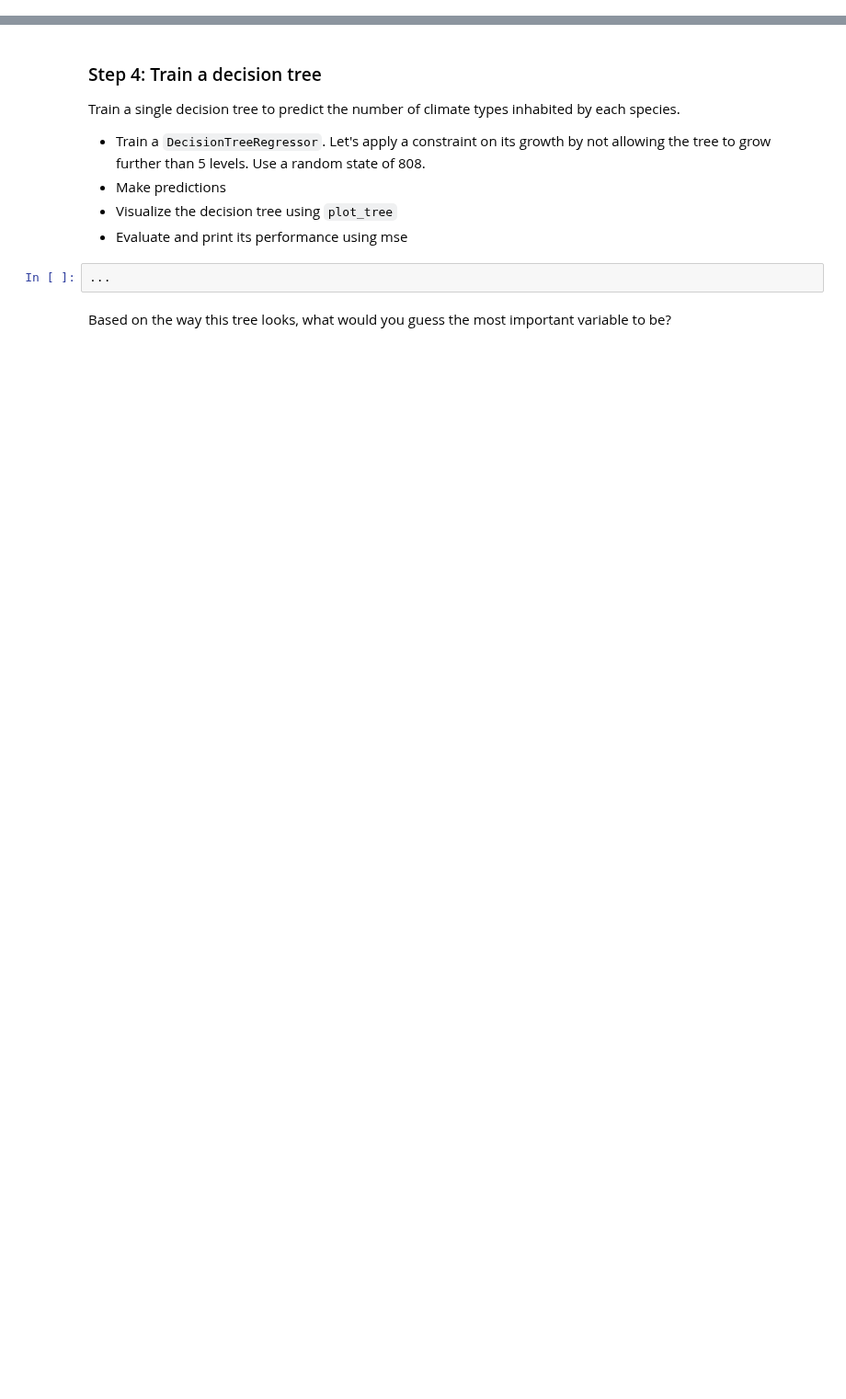
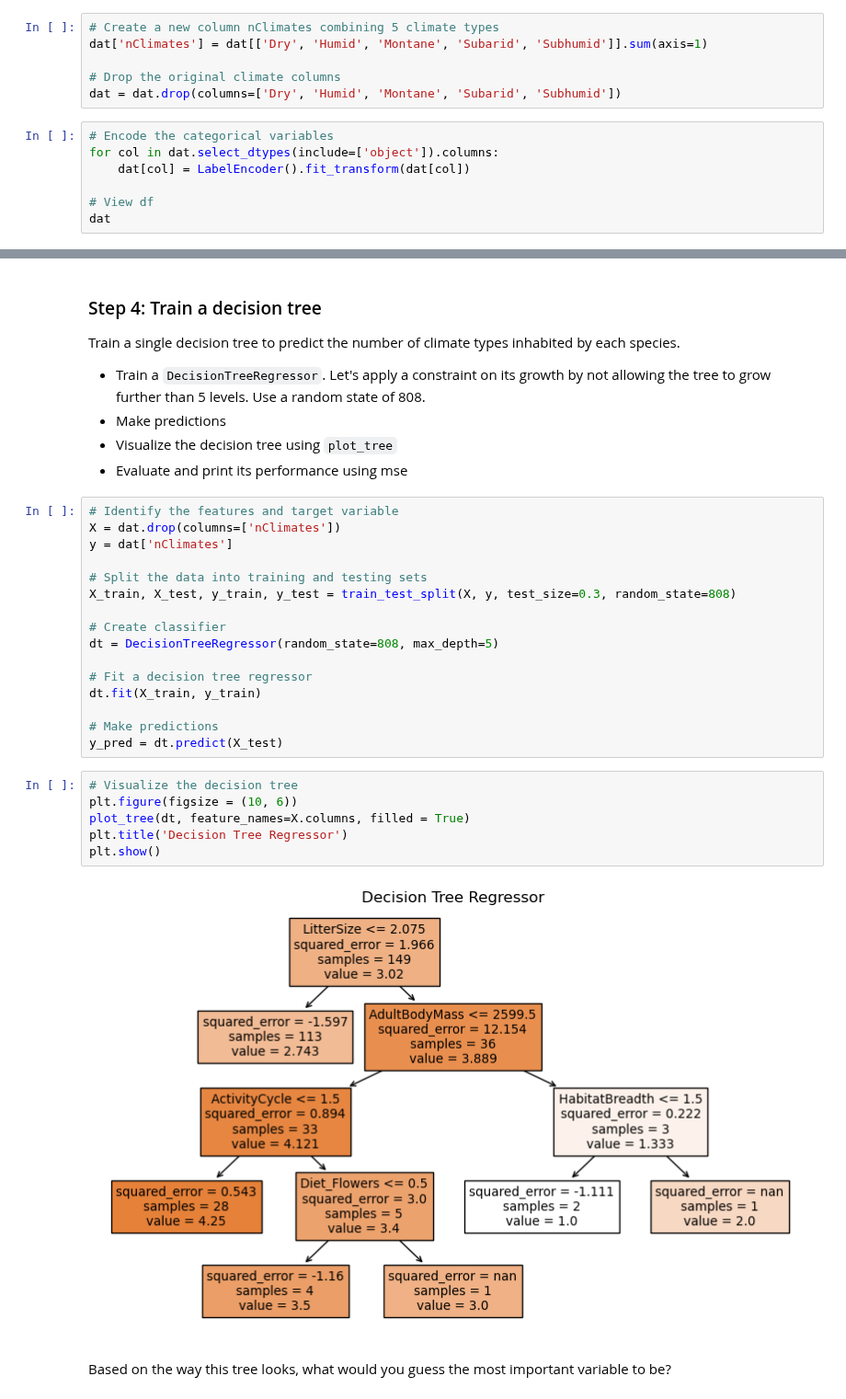
Before and after one commit to tommats00/EDS232-labs, a Jupyter notebook: week6/lab6-mammal-traits.ipynb, the cells around one changed output, grey strips where cells are left out. Shown at 92% size. Saved outputs shown, nothing was run; the diff lists cells and outputs as text; blank space fills up the shorter version.

```diff
--- a/week6/lab6-mammal-traits.ipynb
+++ b/week6/lab6-mammal-traits.ipynb
@@ -56,0 +81,13 @@ Create the target variable (`nClimates`) representing the  number of climates in
+# %%
+# Create a new column nClimates combining 5 climate types
+dat['nClimates'] = dat[['Dry', 'Humid', 'Montane', 'Subarid', 'Subhumid']].sum(axis=1)
+
+# Drop the original climate columns
+dat = dat.drop(columns=['Dry', 'Humid', 'Montane', 'Subarid', 'Subhumid'])
+# %%
+# Encode the categorical variables
+for col in dat.select_dtypes(include=['object']).columns:
+    dat[col] = LabelEncoder().fit_transform(dat[col])
+
+# View df
+dat
@@ -62,7 +113,29 @@ Train a single decision tree to predict the number of climate types inhabited by
 - Make predictions
 - Visualize the decision tree using `plot_tree`
 - Evaluate and print its performance using mse
-# %%
-...
+# %%
+# Identify the features and target variable
+X = dat.drop(columns=['nClimates'])
+y = dat['nClimates']
+
+# Split the data into training and testing sets
+X_train, X_test, y_train, y_test = train_test_split(X, y, test_size=0.3, random_state=808)
+
+# Create classifier
+dt = DecisionTreeRegressor(random_state=808, max_depth=5)
+
+# Fit a decision tree regressor
+dt.fit(X_train, y_train)
+
+# Make predictions
+y_pred = dt.predict(X_test)
+# %%
+# Visualize the decision tree
+plt.figure(figsize = (10, 6))
+plot_tree(dt, feature_names=X.columns, filled = True)
+plt.title('Decision Tree Regressor')
+plt.show()
+# %% [output]
+[figure, added]
 # %% [markdown]
 Based on the way this tree looks, what would you guess the most important variable to be?
```
Also changed, not shown: parts of 11 cells of this notebook.
